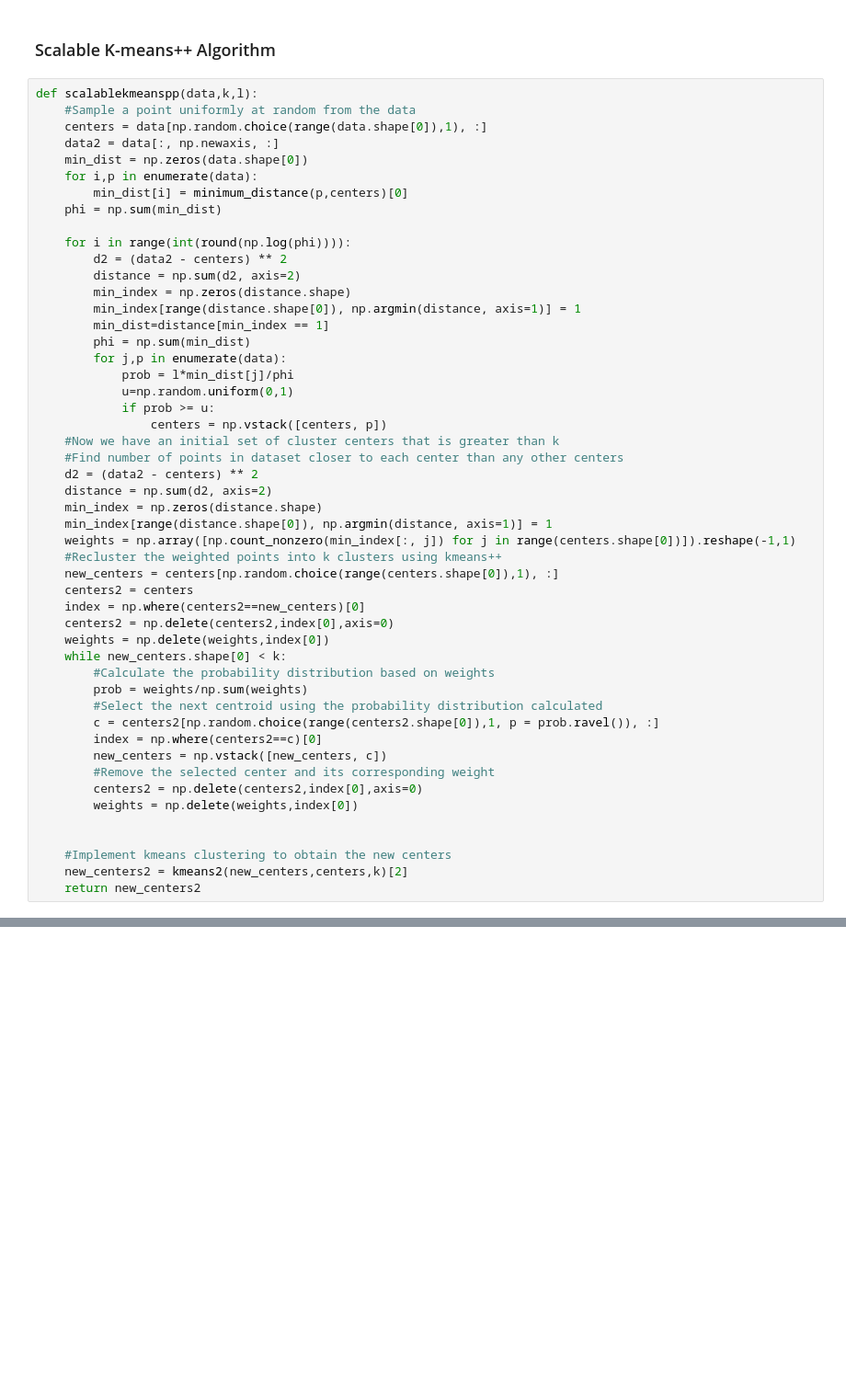
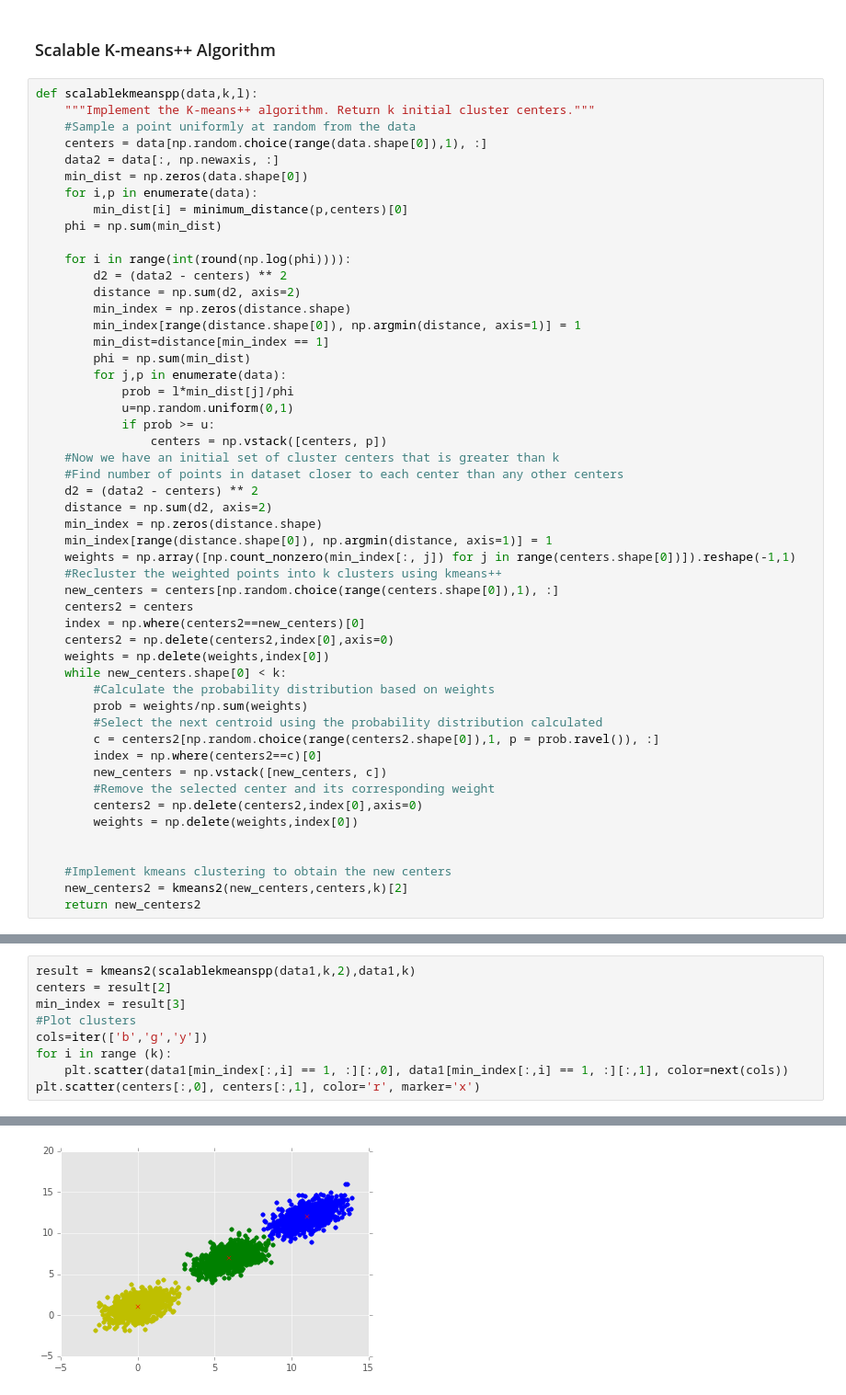
Before and after one commit to aprilmu/663FinalProject, a Jupyter notebook: Final Project.ipynb, the cells around one changed output, grey strips where cells are left out. Shown at 92% size. Saved outputs shown, nothing was run; the diff lists cells and outputs as text; blank space fills up the shorter version.

```diff
--- a/Final Project.ipynb
+++ b/Final Project.ipynb
@@ -231,6 +167,7 @@ array([[  9.7059,  11.7361],
 ### Scalable K-means++ Algorithm
 # %%
 def scalablekmeanspp(data,k,l):
+    """Implement the K-means++ algorithm. Return k initial cluster centers."""
     #Sample a point uniformly at random from the data
     centers = data[np.random.choice(range(data.shape[0]),1), :]
     data2 = data[:, np.newaxis, :]
@@ -364,0 +351,10 @@ elapsed
+# %%
+result = kmeans2(scalablekmeanspp(data1,k,2),data1,k)
+centers = result[2]
+min_index = result[3]
+#Plot clusters
+cols=iter(['b','g','y'])
+for i in range (k):
+    plt.scatter(data1[min_index[:,i] == 1, :][:,0], data1[min_index[:,i] == 1, :][:,1], color=next(cols))
+plt.scatter(centers[:,0], centers[:,1], color='r', marker='x')
+# %% [output]
@@ -364,0 +370 @@ elapsed
+[figure, added]
```
Also changed, not shown: parts of 38 cells of this notebook.
